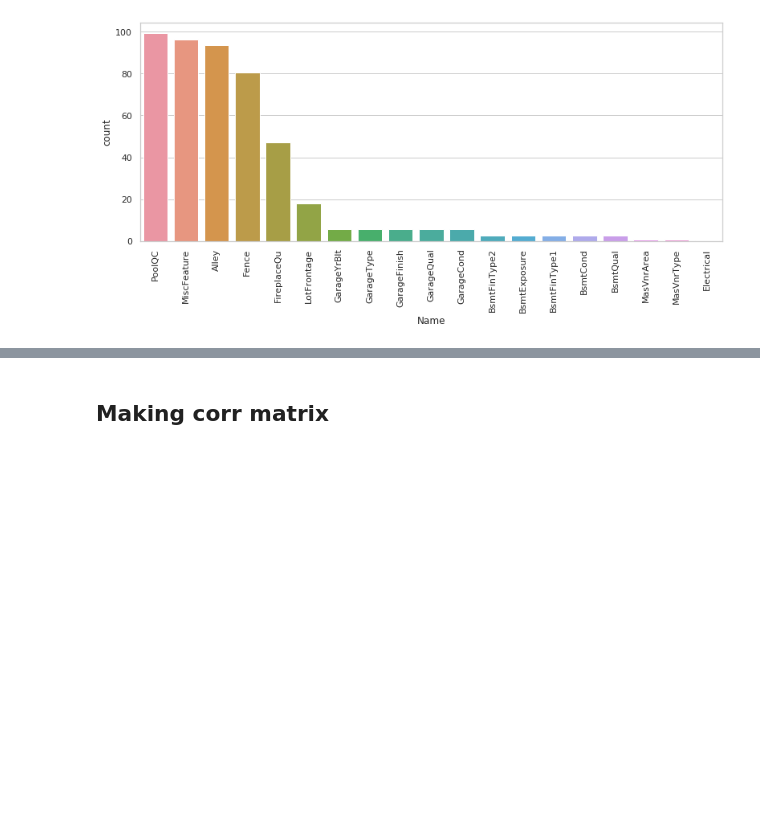
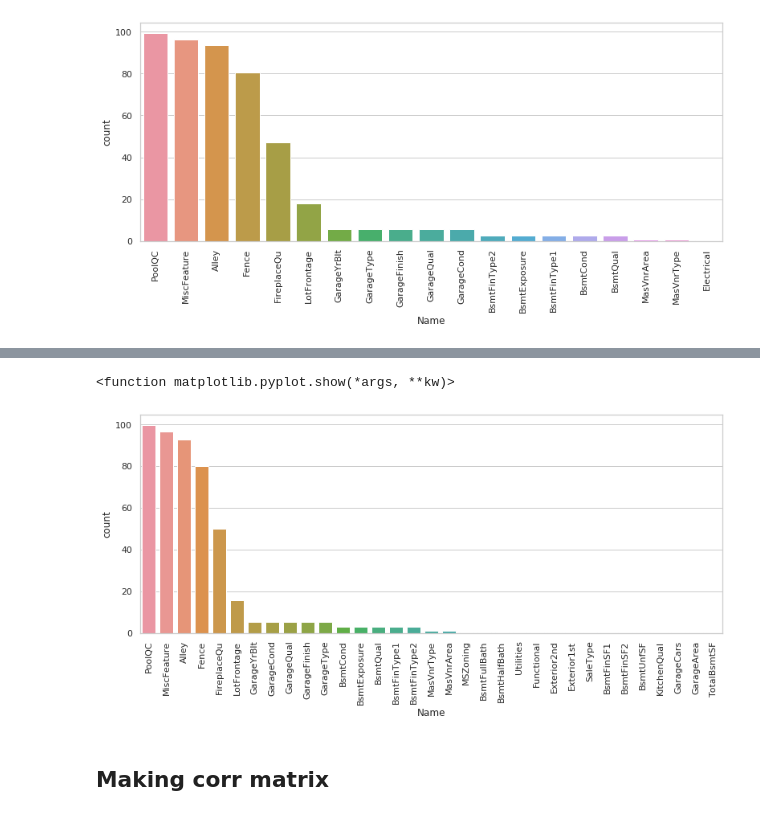
Before and after one commit to adminsolvve/ml_course, a Jupyter notebook: Advanced Regrassion/Advanced Regression.ipynb, the cells around one changed output, grey strips where cells are left out. Cells and saved outputs as stored; diff of their text form; code cells hidden in the pictures; blank space fills up the shorter version.

```diff
--- a/Advanced Regrassion/Advanced Regression.ipynb
+++ b/Advanced Regrassion/Advanced Regression.ipynb
@@ -128,0 +150,6 @@ plt.show
+# %%
+#Get the per cent of missing dates
+isnull_t = test.isnull().sum()/len(test)*100
+isnull_t = isnull_t[isnull_t > 0]
+isnull_t.sort_values(inplace = True, ascending = False)
+isnull_t
@@ -129,3 +174,19 @@ plt.show
+# %%
+#Preparing categories to gist
+isnull_t = isnull_t.to_frame()
+isnull_t.columns = ['count']
+isnull_t.index.names = ['Name']
+isnull_t['Name'] = isnull_t.index
+# %%
+#Get the gist of a missing values
+plt.figure(figsize = (13, 5))
+sns.set(style = 'whitegrid')
+sns.barplot(x = 'Name', y = 'count', data = isnull_t)
+plt.xticks(rotation=90)
+plt.show
+# %% [output]
+<function matplotlib.pyplot.show(*args, **kw)>
+[figure, added]
 # %% [markdown]
 ## Making corr matrix
 # %%
```
Also changed, not shown: parts of 19 cells of this notebook.
